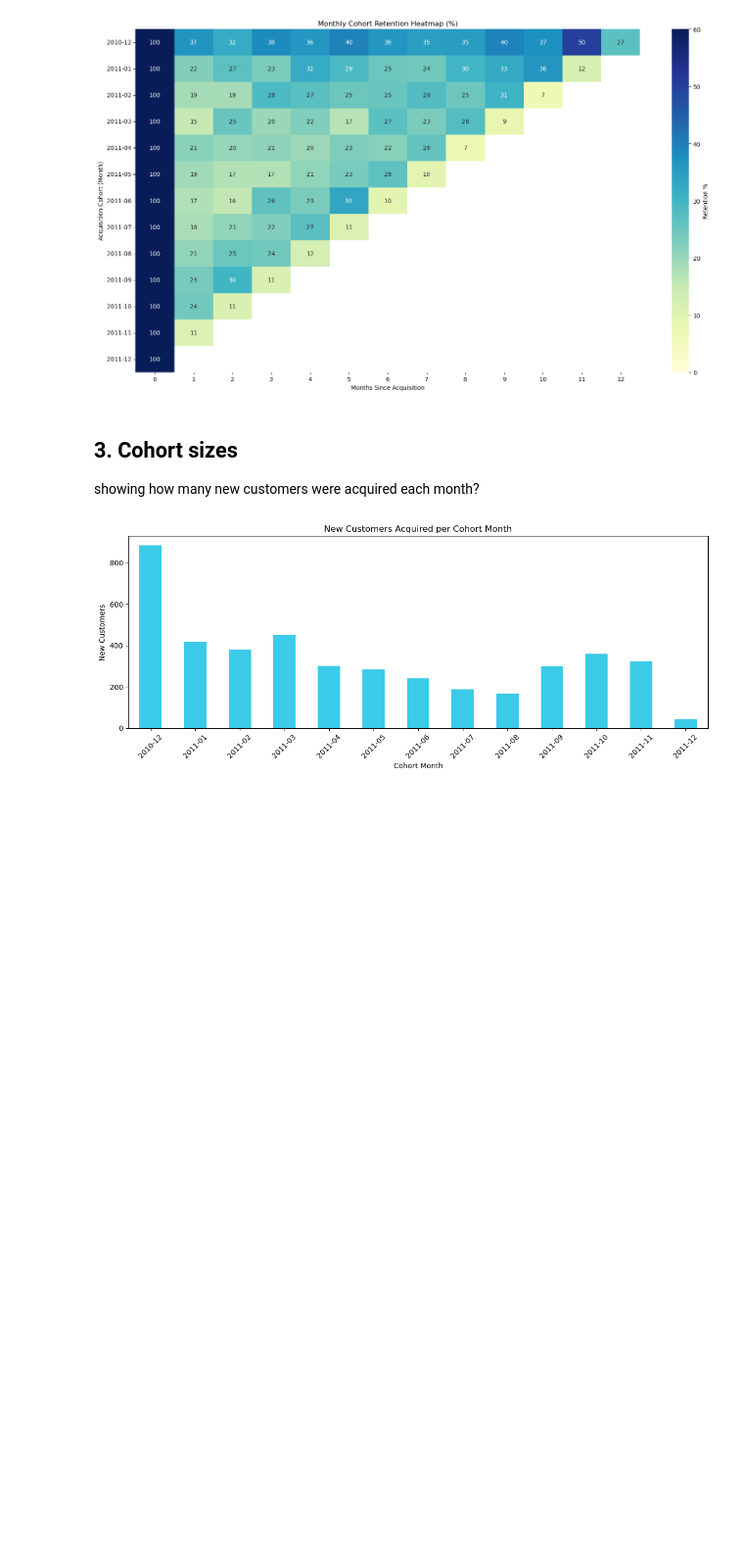
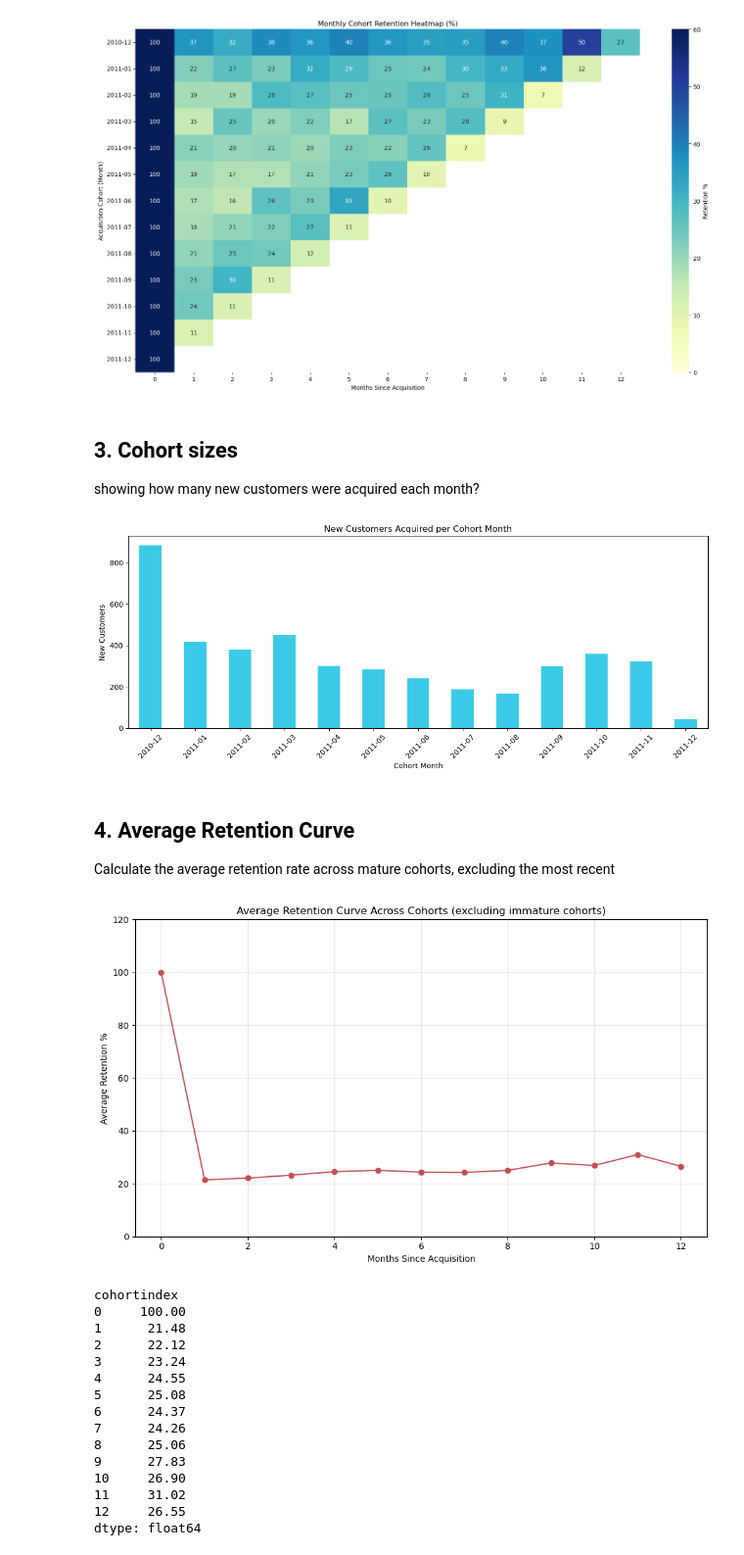
Before and after one commit to itsayushydv/data-analytics-projects, a Jupyter notebook: ecom/notebook/cohort_analysis.ipynb, the cells around one changed output. Shown at 98% size. Cells and saved outputs as stored; diff of their text form; code cells hidden in the pictures; blank space fills up the shorter version.

Commit message:
visual: generating average retention curve

```diff
--- a/ecom/notebook/cohort_analysis.ipynb
+++ b/ecom/notebook/cohort_analysis.ipynb
@@ -110,3 +110,41 @@ plt.savefig('cohort_sizes.png', bbox_inches='tight')
 plt.show()
 # %% [output]
 [figure]
+# %% [markdown]
+## 4. Average Retention Curve
+
+Calculate the average retention rate across mature cohorts, excluding the most recent
+# %%
+# Exclude the last 2 cohort months since they haven't had time to show later-month retention
+mature_cohorts = retention.iloc[:-2] if len(retention) > 2 else retention
+avg_retention = mature_cohorts.mean(axis=0)
+
+plt.figure(figsize=(10, 6))
+plt.plot(avg_retention.index, avg_retention.values, marker='o', color='#C44E52')
+plt.title('Average Retention Curve Across Cohorts (excluding immature cohorts)')
+plt.xlabel('Months Since Acquisition')
+plt.ylabel('Average Retention %')
+plt.ylim(0, avg_retention.max() * 1.2)
+plt.grid(True, alpha=0.3)
+plt.tight_layout()
+plt.savefig('avg_retention_curve.png', bbox_inches='tight')
+plt.show()
+
+avg_retention.round(2)
+# %% [output]
+[figure, added]
+cohortindex
+0     100.00
+1      21.48
+2      22.12
+3      23.24
+4      24.55
+5      25.08
+6      24.37
+7      24.26
+8      25.06
+9      27.83
+10     26.90
+11     31.02
+12     26.55
+dtype: float64
```
Also changed, not shown: 1 other file.
